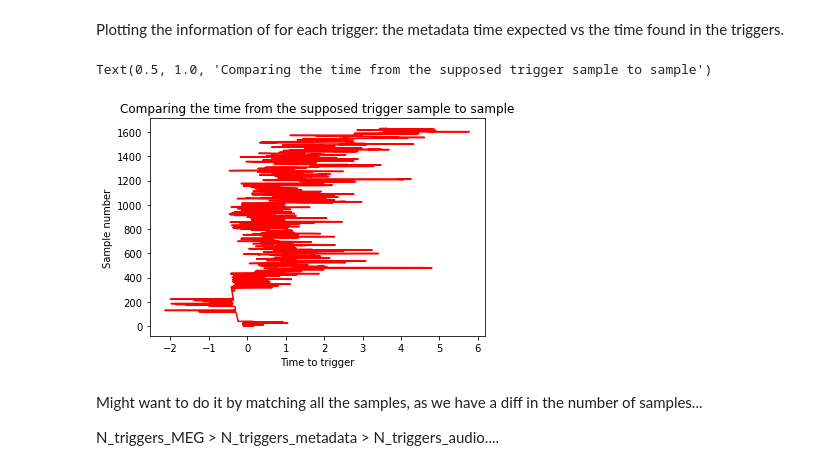
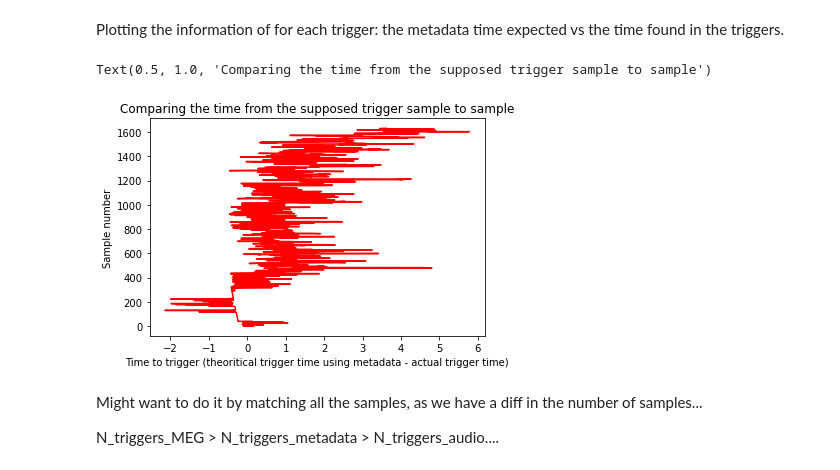
Before and after one commit to BelCorentin/neurospin-petit-prince, a Jupyter notebook: decoding/ntbk/debug_auditory.ipynb, the cells around one changed output. Saved outputs shown, nothing was run; the diff lists cells and outputs as text; code cells hidden in the pictures.

```diff
--- a/decoding/ntbk/debug_auditory.ipynb
+++ b/decoding/ntbk/debug_auditory.ipynb
@@ -104,10 +120,11 @@ from utils import (
 
 
 modality = "auditory"
-subject = '2'
-run_id = "01"
+subject = '6'
+run_id = "02"
 # %%
-path = get_path(modality)
+from pathlib import Path
+path = Path("/media/co/T7/workspace-LPP/data/MEG/LPP/PallierListen2023/download")
 task_map = {"auditory": "listen", "visual": "read", "fmri": "listen"}
 task = task_map[modality]
 print(f"\n Epoching for run {run_id}, subject: {subject}\n")
@@ -122,7 +139,7 @@ bids_path = mne_bids.BIDSPath(
 
 raw = mne_bids.read_raw_bids(bids_path)
 # triggers = mne.find_events(raw, stim_channel="STI101", shortest_event=1)
-triggers = mne.find_events(raw, stim_channel="STI101", shortest_event=10)
+triggers = mne.find_events(raw, stim_channel="STI101", shortest_event=1)
 
 raw.del_proj()  # To fix proj issues
 raw.pick_types(meg=True, stim=False)
@@ -267,21 +280,21 @@ Plotting the information of for each trigger: the metadata time expected vs the
 # %%
 import matplotlib.pyplot as plt
 
 x_to_plot = []
 y_to_plot = []
 
 for i in range(1,epochs.events.shape[0]):
     epoch = epochs[i]
     theoritical_metadata_time = epoch.events[0][0]
     trigger_time = triggers[i][0]
     x_to_plot.append((theoritical_metadata_time - trigger_time) / raw.info['sfreq'])
     y_to_plot.append(i)
 
 plt.plot(x_to_plot[:], y_to_plot[:], 'r')
 #plt.plot(trigger_time, i, color='b')
-plt.xlabel("Time to trigger")
+plt.xlabel("Time to trigger (theoritical trigger time using metadata - actual trigger time)")
 plt.ylabel("Sample number")
 plt.title("Comparing the time from the supposed trigger sample to sample")
 # %% [output]
 Text(0.5, 1.0, 'Comparing the time from the supposed trigger sample to sample')
-[figure, old version]
+[figure, new version]
```
Also changed, not shown: parts of 42 cells of this notebook, 1 other file.
